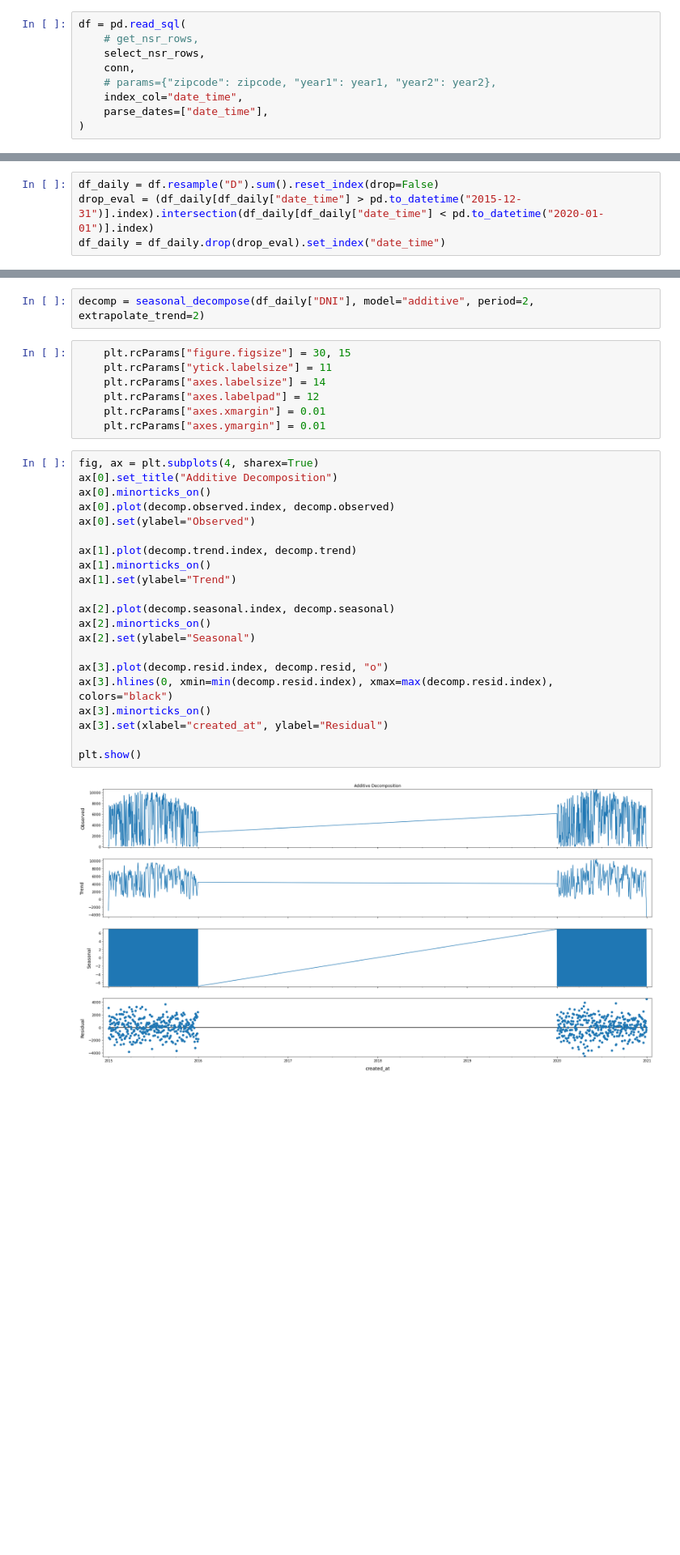
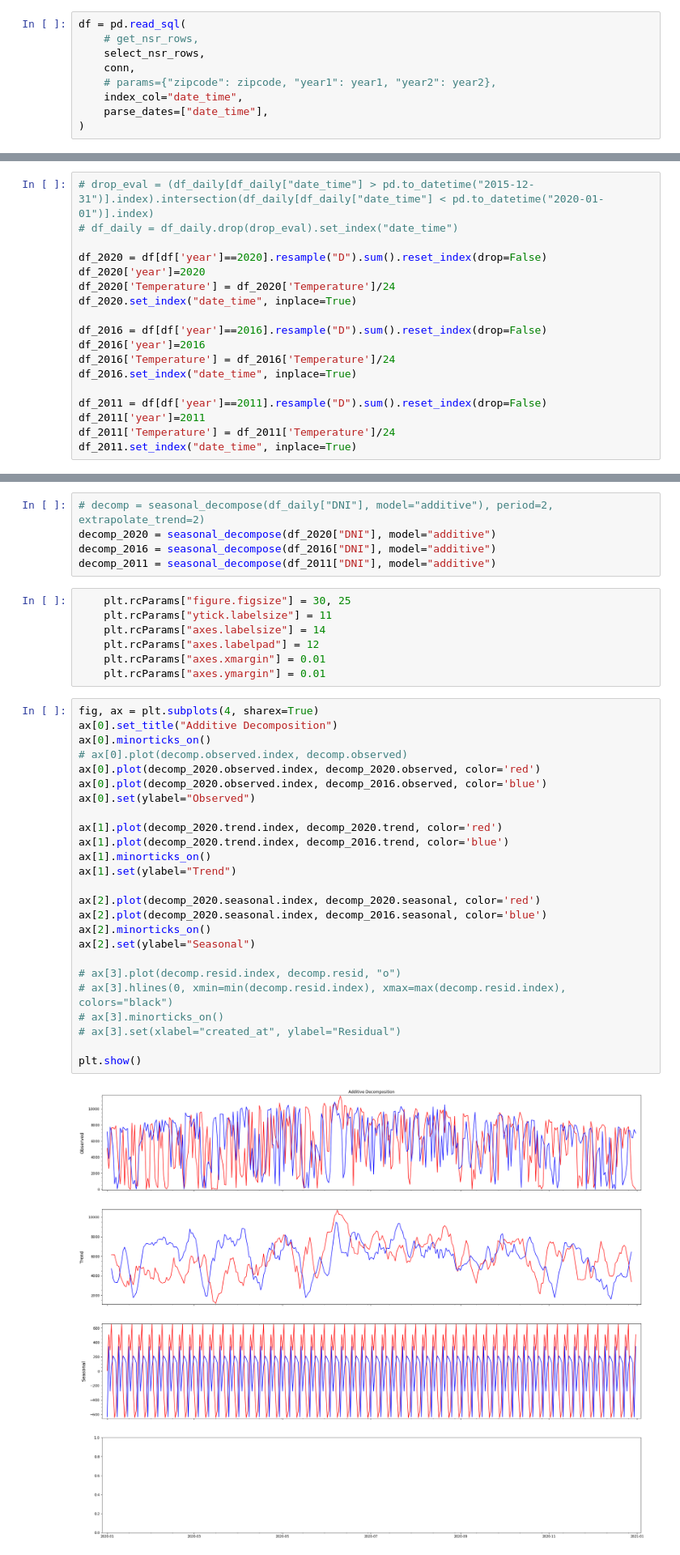
Before and after one commit to gamyers/solar-697, a Jupyter notebook: gm/notebooks/tseries1.ipynb, the cells around one changed output, grey strips where cells are left out. Shown at 81% size. Saved outputs shown, nothing was run; the diff lists cells and outputs as text; blank space fills up the shorter version.

Commit message:
include additional data into the basic time series

```diff
--- a/gm/notebooks/tseries1.ipynb
+++ b/gm/notebooks/tseries1.ipynb
@@ -110,5 +91,19 @@ df.iloc[13200:13250]
 # %%
-df_daily = df.resample("D").sum().reset_index(drop=False)
-drop_eval = (df_daily[df_daily["date_time"] > pd.to_datetime("2015-12-31")].index).intersection(df_daily[df_daily["date_time"] < pd.to_datetime("2020-01-01")].index)
-df_daily = df_daily.drop(drop_eval).set_index("date_time")
+# drop_eval = (df_daily[df_daily["date_time"] > pd.to_datetime("2015-12-31")].index).intersection(df_daily[df_daily["date_time"] < pd.to_datetime("2020-01-01")].index)
+# df_daily = df_daily.drop(drop_eval).set_index("date_time")
+
+df_2020 = df[df['year']==2020].resample("D").sum().reset_index(drop=False)
+df_2020['year']=2020
+df_2020['Temperature'] = df_2020['Temperature']/24
+df_2020.set_index("date_time", inplace=True)
+
+df_2016 = df[df['year']==2016].resample("D").sum().reset_index(drop=False)
+df_2016['year']=2016
+df_2016['Temperature'] = df_2016['Temperature']/24
+df_2016.set_index("date_time", inplace=True)
+
+df_2011 = df[df['year']==2011].resample("D").sum().reset_index(drop=False)
+df_2011['year']=2011
+df_2011['Temperature'] = df_2011['Temperature']/24
+df_2011.set_index("date_time", inplace=True)
 # %%
@@ -131,7 +126,10 @@ df_daily
 # %%
-decomp = seasonal_decompose(df_daily["DNI"], model="additive", period=2, extrapolate_trend=2)
+# decomp = seasonal_decompose(df_daily["DNI"], model="additive"), period=2, extrapolate_trend=2)
+decomp_2020 = seasonal_decompose(df_2020["DNI"], model="additive")
+decomp_2016 = seasonal_decompose(df_2016["DNI"], model="additive")
+decomp_2011 = seasonal_decompose(df_2011["DNI"], model="additive")
 # %%
-    plt.rcParams["figure.figsize"] = 30, 15
+    plt.rcParams["figure.figsize"] = 30, 25
     plt.rcParams["ytick.labelsize"] = 11
     plt.rcParams["axes.labelsize"] = 14
     plt.rcParams["axes.labelpad"] = 12
@@ -140,23 +138,27 @@ decomp = seasonal_decompose(df_daily["DNI"], model="additive", period=2, extrapo
 # %%
 fig, ax = plt.subplots(4, sharex=True)
 ax[0].set_title("Additive Decomposition")
 ax[0].minorticks_on()
-ax[0].plot(decomp.observed.index, decomp.observed)
+# ax[0].plot(decomp.observed.index, decomp.observed)
+ax[0].plot(decomp_2020.observed.index, decomp_2020.observed, color='red')
+ax[0].plot(decomp_2020.observed.index, decomp_2016.observed, color='blue')
 ax[0].set(ylabel="Observed")
 
-ax[1].plot(decomp.trend.index, decomp.trend)
+ax[1].plot(decomp_2020.trend.index, decomp_2020.trend, color='red')
+ax[1].plot(decomp_2020.trend.index, decomp_2016.trend, color='blue')
 ax[1].minorticks_on()
 ax[1].set(ylabel="Trend")
 
-ax[2].plot(decomp.seasonal.index, decomp.seasonal)
+ax[2].plot(decomp_2020.seasonal.index, decomp_2020.seasonal, color='red')
+ax[2].plot(decomp_2020.seasonal.index, decomp_2016.seasonal, color='blue')
 ax[2].minorticks_on()
 ax[2].set(ylabel="Seasonal")
 
-ax[3].plot(decomp.resid.index, decomp.resid, "o")
-ax[3].hlines(0, xmin=min(decomp.resid.index), xmax=max(decomp.resid.index), colors="black")
-ax[3].minorticks_on()
-ax[3].set(xlabel="created_at", ylabel="Residual")
+# ax[3].plot(decomp.resid.index, decomp.resid, "o")
+# ax[3].hlines(0, xmin=min(decomp.resid.index), xmax=max(decomp.resid.index), colors="black")
+# ax[3].minorticks_on()
+# ax[3].set(xlabel="created_at", ylabel="Residual")
 
 plt.show()
 # %% [output]
-[figure, old version]
+[figure, new version]
```
Also changed, not shown: parts of 4 cells of this notebook.
